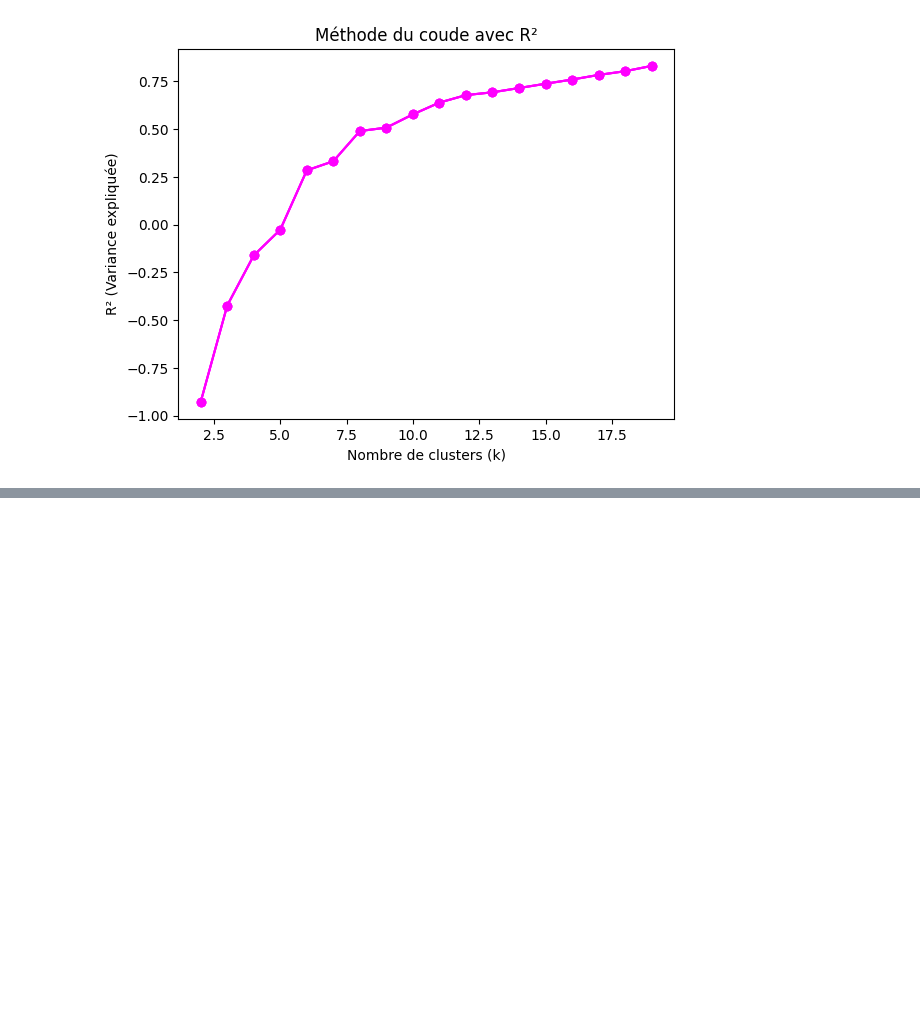
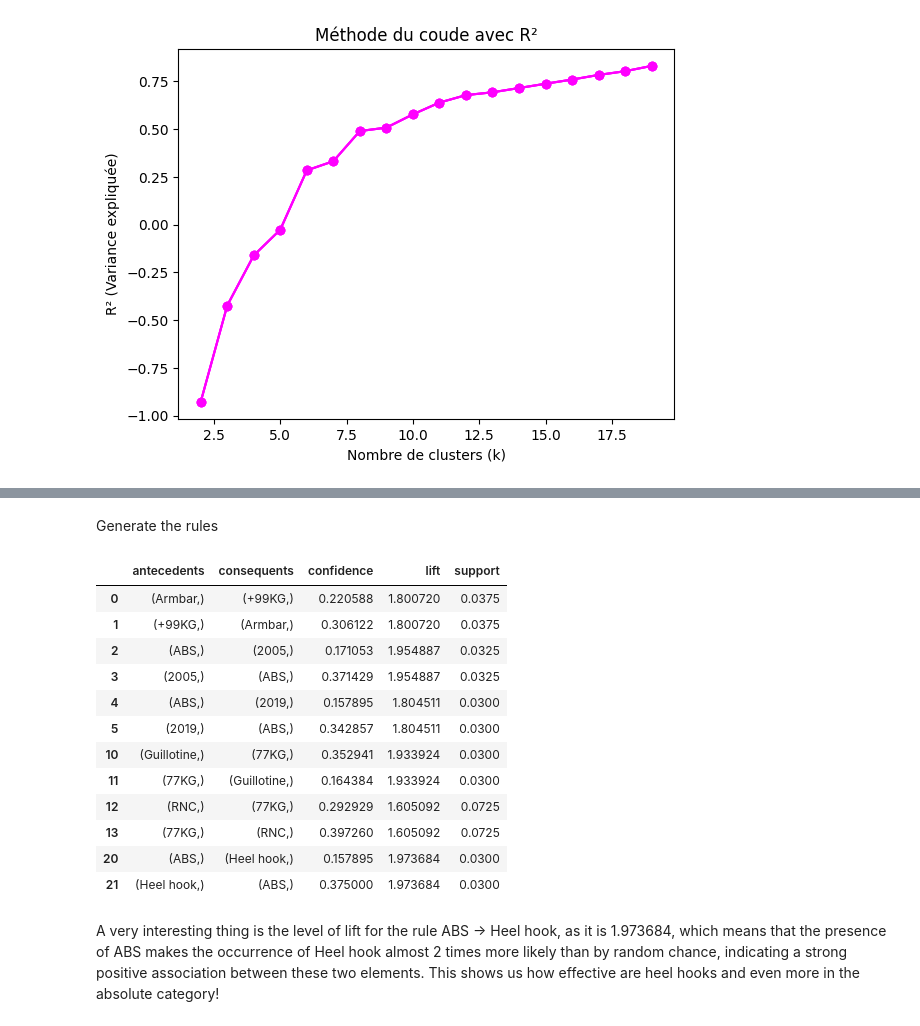
Before and after one commit to iliasak47/adcc, a Jupyter notebook: Clustering_ADCC.ipynb, the cells around one changed output, grey strips where cells are left out. Saved outputs shown, nothing was run; the diff lists cells and outputs as text; code cells hidden in the pictures; blank space fills up the shorter version.

```diff
--- a/Clustering_ADCC.ipynb
+++ b/Clustering_ADCC.ipynb
@@ -520,0 +588,55 @@ ax.scatter(standardized_adcc['DECISION'], standardized_adcc['POINTS'], standardi
+# %% [markdown]
+Generate the rules
+# %%
+from itertools import combinations
+
+rules = []
+for itemset in frequent_itemsets['itemsets']:
+    items = list(itemset)
+    for i in range(1, len(items)):  # Combinaisons de taille 1 à len(itemset)-1
+        for antecedent in combinations(items, i):
+            consequent = tuple(set(items) - set(antecedent))
+            rules.append((antecedent, consequent))
+# %%
+confidences = []
+lifts = []
+supports_both = []
+# %%
+for antecedent, consequent in rules:
+    # Calculer le support des antécédents, conséquents et des deux combinés
+    support_antecedent = frequent_itemsets[frequent_itemsets['itemsets'] == set(antecedent)]['support'].values[0]
+    support_consequent = frequent_itemsets[frequent_itemsets['itemsets'] == set(consequent)]['support'].values[0]
+    support_both = frequent_itemsets[frequent_itemsets['itemsets'] == set(antecedent + consequent)]['support'].values[0]
+
+    # Calculer les métriques
+    confidence = support_both / support_antecedent
+    lift = confidence / support_consequent
+
+    # Stocker les métriques dans les listes
+    confidences.append(confidence)
+    lifts.append(lift)
+    supports_both.append(support_both)
+# %%
+rules_df = pd.DataFrame(rules, columns=['antecedents', 'consequents'])
+rules_df['confidence'] = confidences
+rules_df['lift'] = lifts
+rules_df['support'] = supports_both
+# %%
+rules_df[rules_df['confidence'] > 0.7]
+rules_df[rules_df['lift'] > 1.5]
+# %% [output]
+|  | antecedents | consequents | confidence | lift | support |
+| 0 | (Armbar,) | (+99KG,) | 0.220588 | 1.800720 | 0.0375 |
+| 1 | (+99KG,) | (Armbar,) | 0.306122 | 1.800720 | 0.0375 |
+| 2 | (ABS,) | (2005,) | 0.171053 | 1.954887 | 0.0325 |
+| 3 | (2005,) | (ABS,) | 0.371429 | 1.954887 | 0.0325 |
+| 4 | (ABS,) | (2019,) | 0.157895 | 1.804511 | 0.0300 |
+| 5 | (2019,) | (ABS,) | 0.342857 | 1.804511 | 0.0300 |
+| 10 | (Guillotine,) | (77KG,) | 0.352941 | 1.933924 | 0.0300 |
+| 11 | (77KG,) | (Guillotine,) | 0.164384 | 1.933924 | 0.0300 |
+| 12 | (RNC,) | (77KG,) | 0.292929 | 1.605092 | 0.0725 |
+| 13 | (77KG,) | (RNC,) | 0.397260 | 1.605092 | 0.0725 |
+| 20 | (ABS,) | (Heel hook,) | 0.157895 | 1.973684 | 0.0300 |
+| 21 | (Heel hook,) | (ABS,) | 0.375000 | 1.973684 | 0.0300 |
+# %% [markdown]
+A very interesting thing is the level of lift for the rule ABS → Heel hook, as it is 1.973684, which means that the presence of ABS makes the occurrence of Heel hook almost 2 times more likely than by random chance, indicating a strong positive association between these two elements. This shows us how effective are heel hooks and even more in the absolute category!
```
Also changed, not shown: parts of 24 cells of this notebook.
